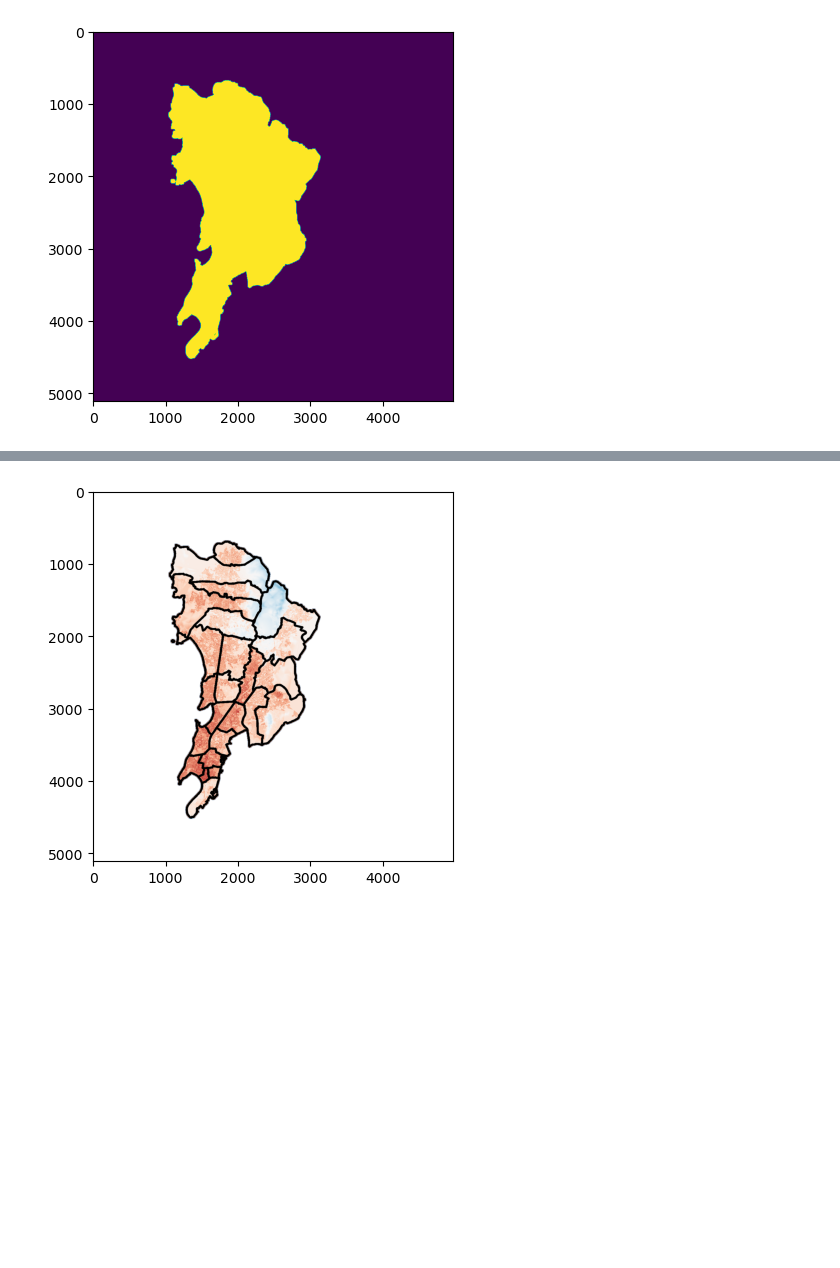
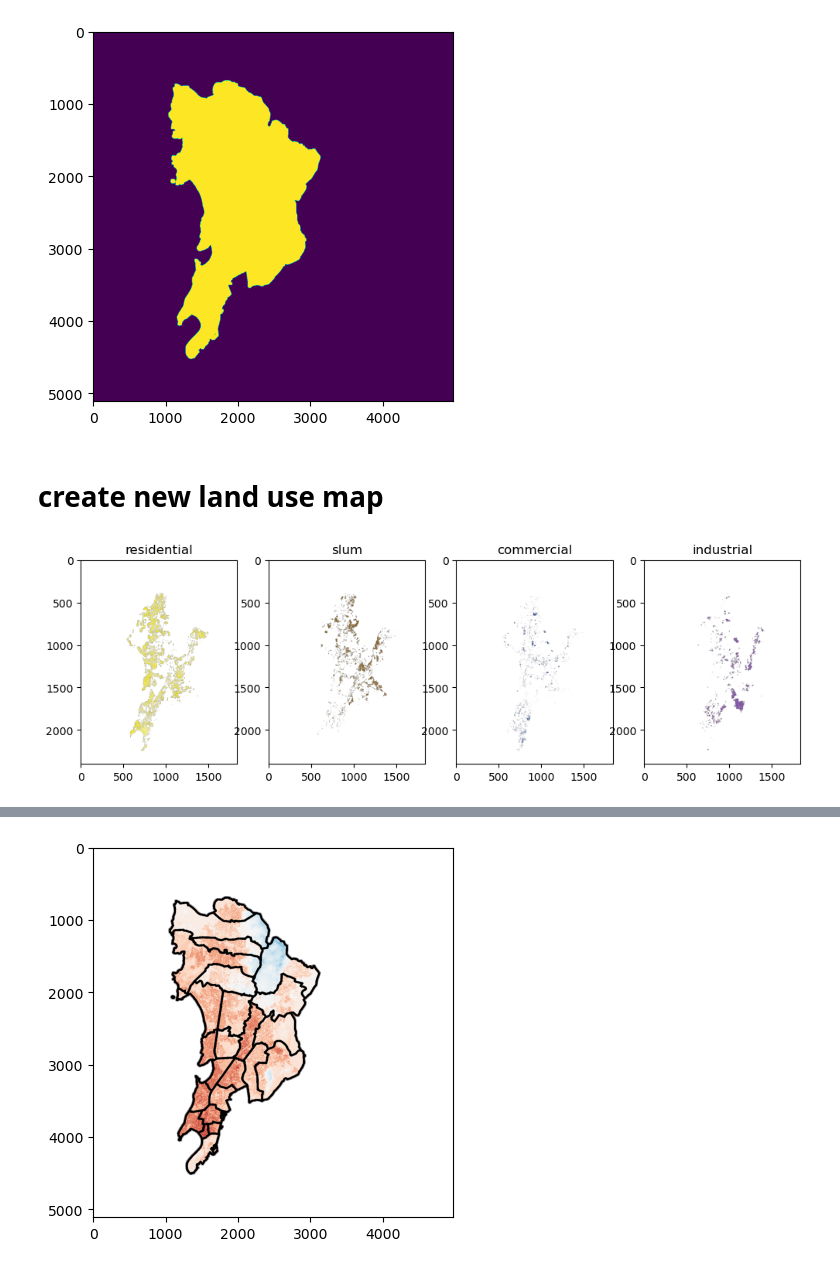
Before and after one commit to bhavya132/SIHTeamUniform, a Jupyter notebook: vulnerability_map.ipynb, the cells around one changed output, grey strips where cells are left out. Drawn from its saved outputs; the diff is of its cells as text; code cells hidden in the pictures; blank space fills up the shorter version.

```diff
--- a/vulnerability_map.ipynb
+++ b/vulnerability_map.ipynb
@@ -821,3 +815,28 @@ plt.imshow(mask)
 255
 <matplotlib.image.AxesImage at 0x...>
 [figure]
+# %% [markdown]
+# create new land use map
+# %%
+landuse_types = ['residential','slum','commercial','industrial']
+fig, axes = plt.subplots(1,len(landuse_types), figsize=(12,5))
+landuse_dict = dict()
+for i,t in enumerate(landuse_types):
+    fp = os.path.join(r'data\landuse_png',f'{t}.png')
+    tmap = np.asarray(Image.open(fp))
+    landuse_dict[t] = tmap
+    axes[i].imshow(tmap)
+    axes[i].set_title(t)
+plt.show()
+
+commercial = landuse_dict['commercial']
+commercial_copy = commercial.copy()
+for t in ['residential','slum','industrial']:
+    idx = np.where(landuse_dict[t][:,:,-1] > 0)
+    commercial_copy[idx[0],idx[1],:] = landuse_dict[t][idx[0],idx[1],:]
+
+plt.imshow(commercial_copy)
+im_save = Image.fromarray(commercial_copy)
+im_save.save(os.path.join(r'data\vulnerability_map','landuse_simplified.png'))
+# %% [output]
+[figure, added]
```
Also changed, not shown: parts of 10 cells of this notebook, 8 other files.
